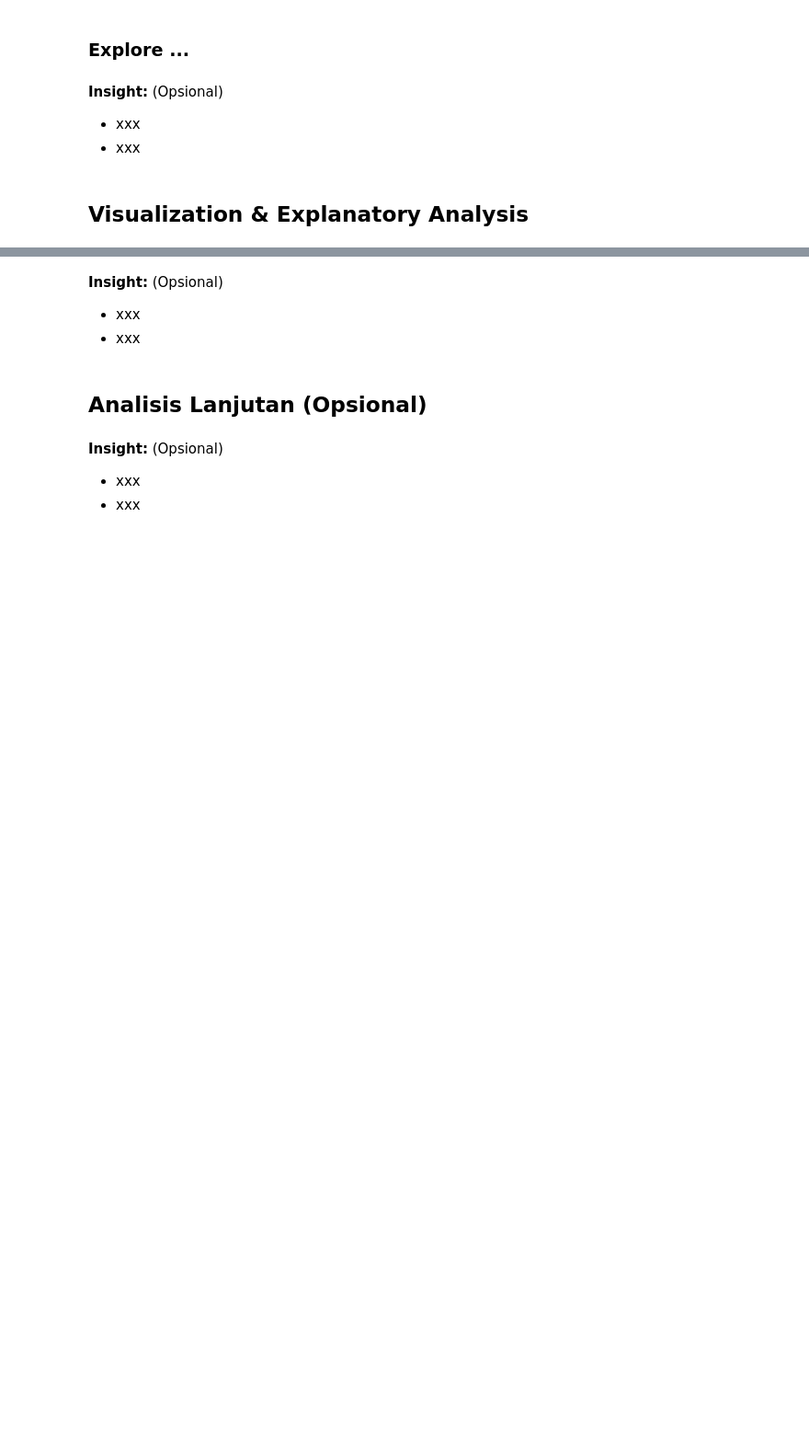
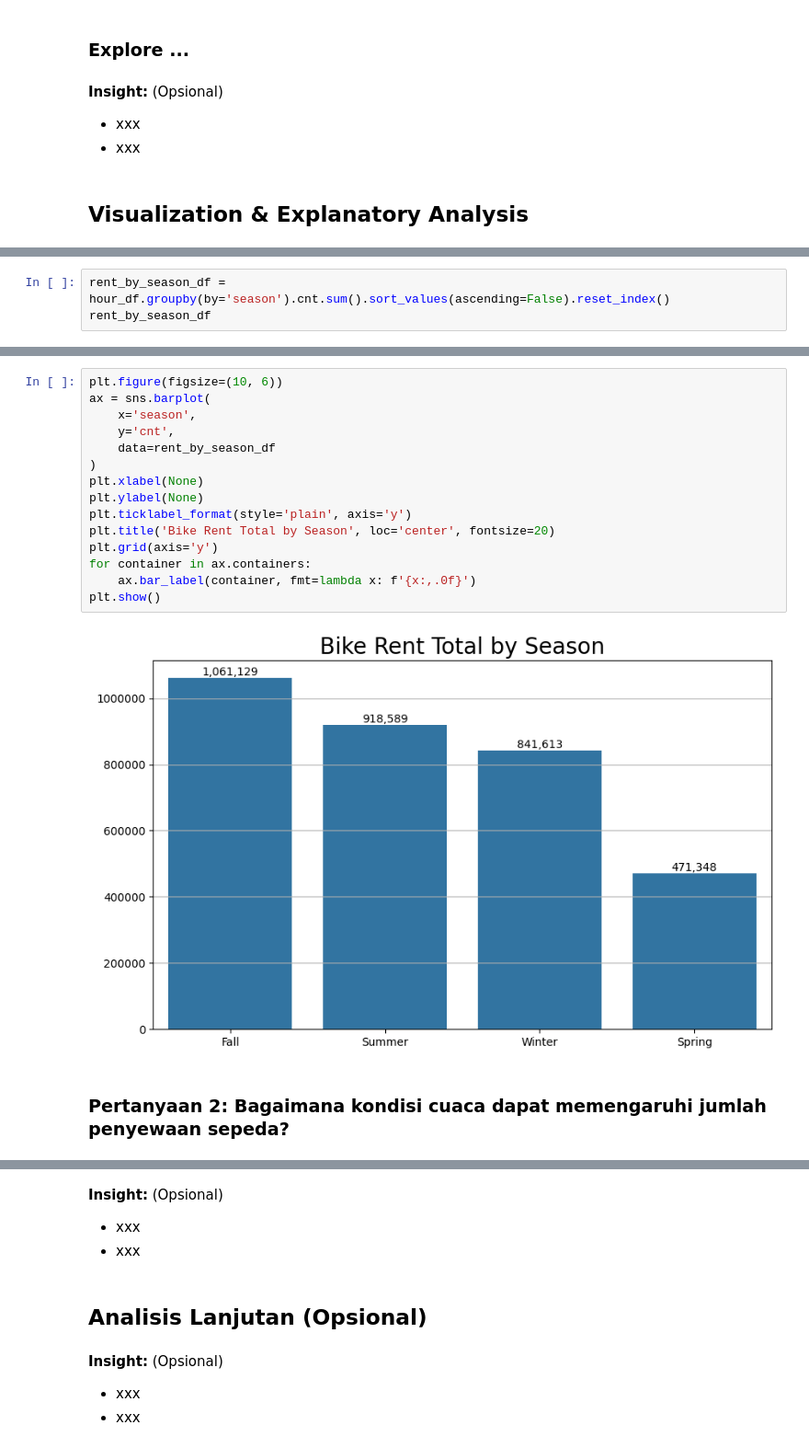
Before and after one commit to rajasmdra/bike-sharing-analysis, a Jupyter notebook: Proyek_Analisis_Data.ipynb, the cells around one changed output, grey strips where cells are left out. Shown at 92% size. Drawn from its saved outputs; the diff is of its cells as text; blank space fills up the shorter version.

Commit message:
completed some data visualization

```diff
--- a/Proyek_Analisis_Data.ipynb
+++ b/Proyek_Analisis_Data.ipynb
@@ -353,0 +356,3 @@ memory usage: 2.3+ MB
+# %%
+rent_by_season_df = hour_df.groupby(by='season').cnt.sum().sort_values(ascending=False).reset_index()
+rent_by_season_df
@@ -353,0 +365,19 @@ memory usage: 2.3+ MB
+# %%
+plt.figure(figsize=(10, 6))
+ax = sns.barplot(
+    x='season',
+    y='cnt',
+    data=rent_by_season_df
+)
+plt.xlabel(None)
+plt.ylabel(None)
+plt.ticklabel_format(style='plain', axis='y')
+plt.title('Bike Rent Total by Season', loc='center', fontsize=20)
+plt.grid(axis='y')
+for container in ax.containers:
+    ax.bar_label(container, fmt=lambda x: f'{x:,.0f}')
+plt.show()
+# %% [output]
+[figure, added]
+# %% [markdown]
+### Pertanyaan 2: Bagaimana kondisi cuaca dapat memengaruhi jumlah penyewaan sepeda?
```
Also changed, not shown: parts of 10 cells of this notebook.
